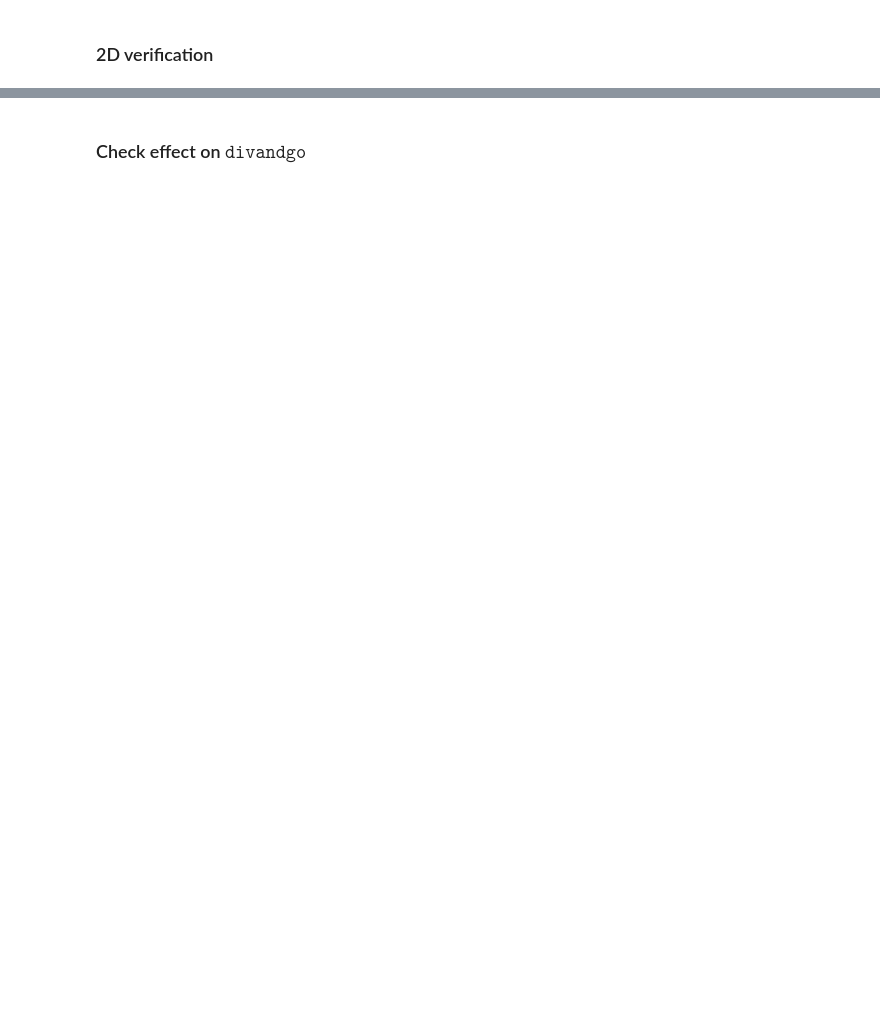
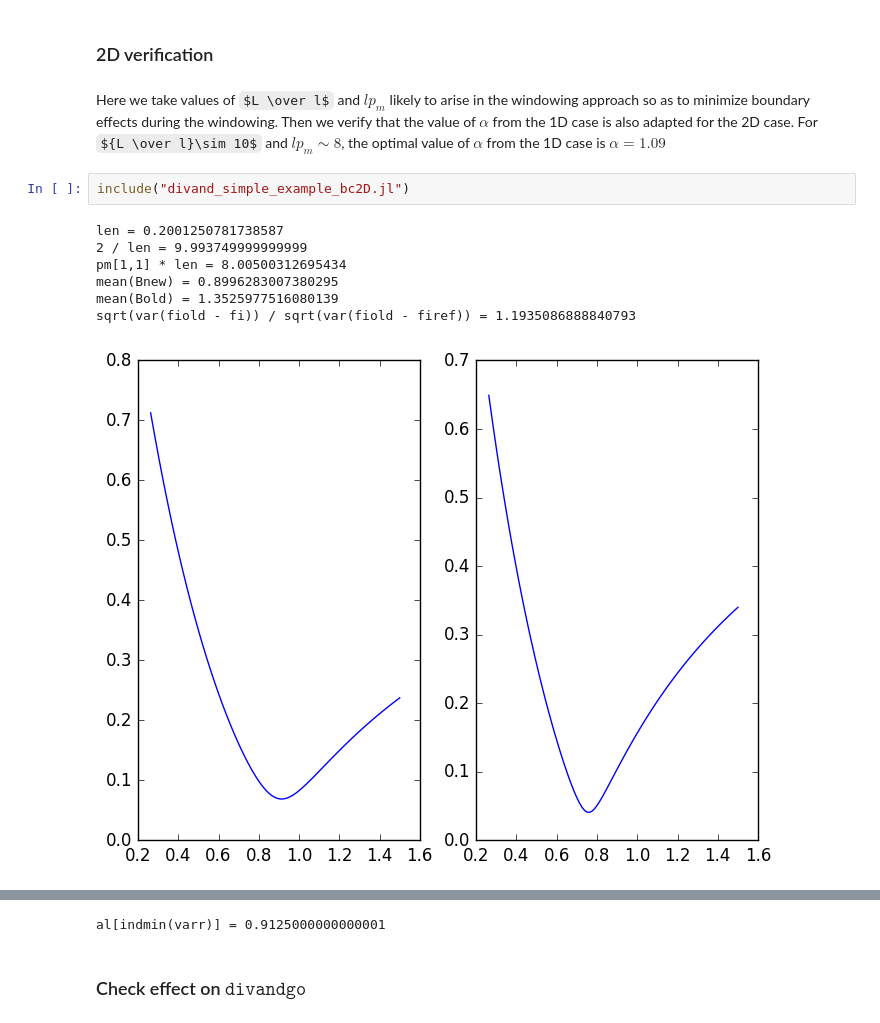
Before and after one commit to gher-uliege/SeaDataCloud, a Jupyter notebook: Julia/open boundary conditions.ipynb, the cells around one changed output, grey strips where cells are left out. Saved outputs shown, nothing was run; the diff lists cells and outputs as text; some formulas as TeX source; blank space fills up the shorter version.

```diff
--- a/Julia/open boundary conditions.ipynb
+++ b/Julia/open boundary conditions.ipynb
@@ -34,2 +45,14 @@ Optimal $ \alpha $ as  a function of $L \over l$ (domain size $L$ over length sc
 # %% [markdown]
 ### 2D verification
+# %% [markdown]
+Here we take values of $L \over l$ and $l p_m$ likely to arise in the windowing approach so as to minimize boundary effects during the windowing. Then we verify that the value of $\alpha$ from the 1D case is also adapted for the 2D case. For ${L \over l}\sim 10$ and $lp_m \sim 8$, the optimal value of $\alpha$ from the 1D case is $\alpha=1.09$
+# %%
+include("divand_simple_example_bc2D.jl")
+# %% [output]
+len = 0.2001250781738587
+2 / len = 9.993749999999999
+pm[1,1] * len = 8.00500312695434
+mean(Bnew) = 0.8996283007380295
+mean(Bold) = 1.3525977516080139
+sqrt(var(fiold - fi)) / sqrt(var(fiold - firef)) = 1.1935086888840793
+[figure, added]
@@ -36,2 +60,3 @@ Optimal $ \alpha $ as  a function of $L \over l$ (domain size $L$ over length sc
+al[indmin(varr)] = 0.9125000000000001
 # %% [markdown]
 ### Check effect on $\mathtt{divandgo}$
```
Also changed, not shown: parts of 6 cells of this notebook.
